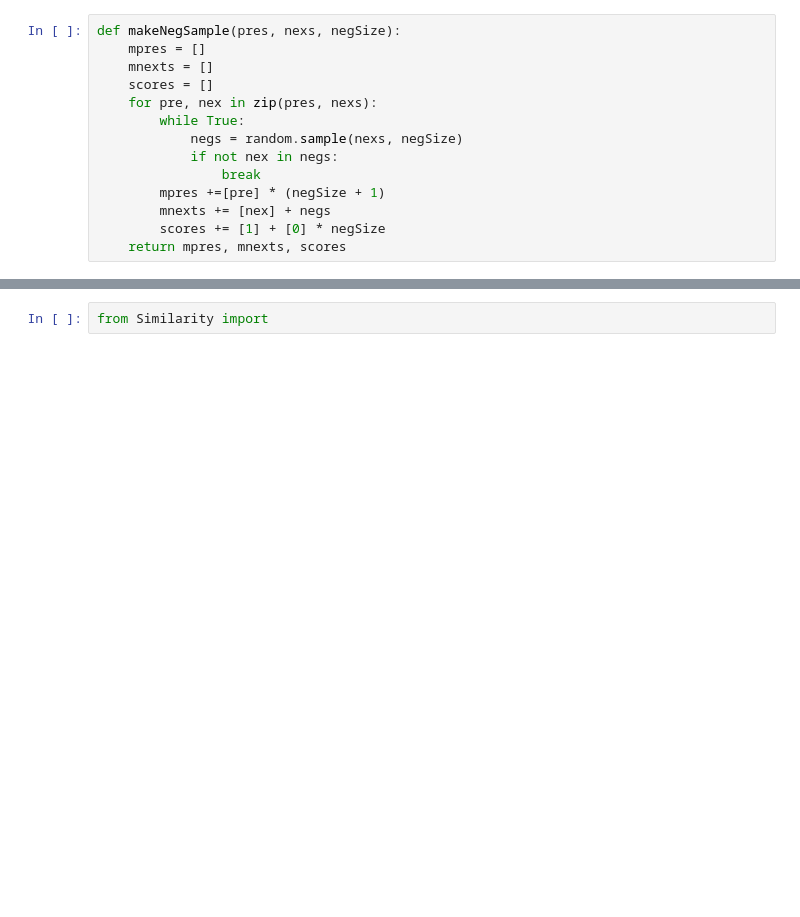
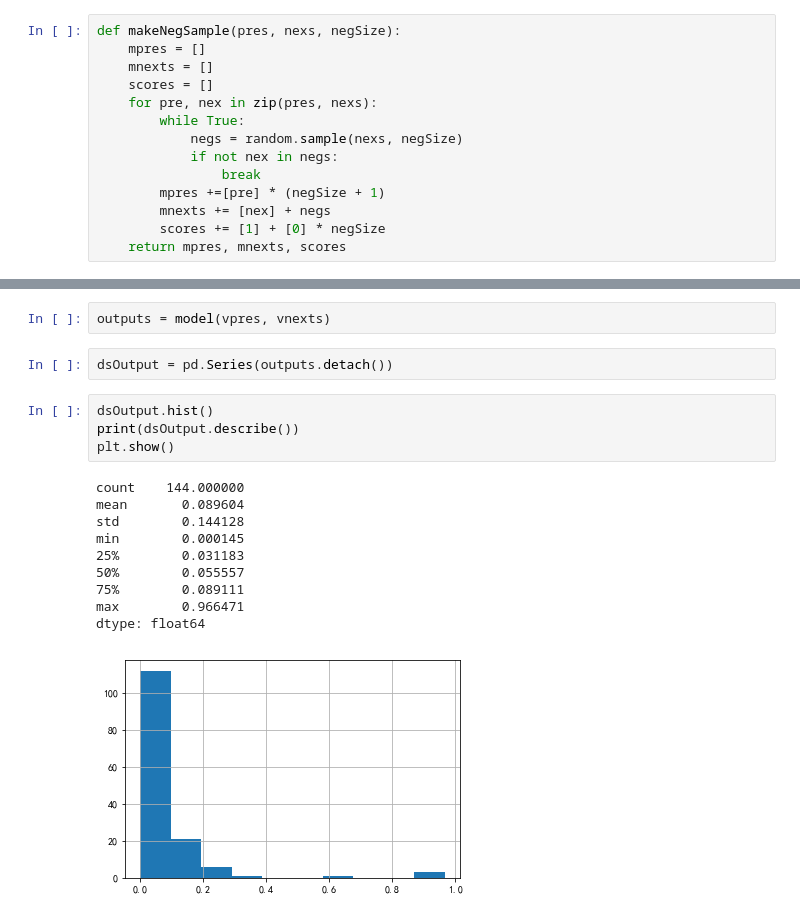
Before and after one commit to strongball/Dramasubtitle, a Jupyter notebook: WordEmbedding.ipynb, the cells around one changed output, grey strips where cells are left out. Saved outputs shown, nothing was run; the diff lists cells and outputs as text; blank space fills up the shorter version.

```diff
--- a/WordEmbedding.ipynb
+++ b/WordEmbedding.ipynb
@@ -176,2 +88,19 @@ ImportError: cannot import name 'trainer'
-# %%
-from Similarity import
+# %%
+outputs = model(vpres, vnexts)
+# %%
+dsOutput = pd.Series(outputs.detach())
+# %%
+dsOutput.hist()
+print(dsOutput.describe())
+plt.show()
+# %% [output]
+count    144.000000
+mean       0.089604
+std        0.144128
+min        0.000145
+25%        0.031183
+50%        0.055557
+75%        0.089111
+max        0.966471
+dtype: float64
+[figure, added]
```
Also changed, not shown: parts of 27 cells of this notebook, 8 other files.
